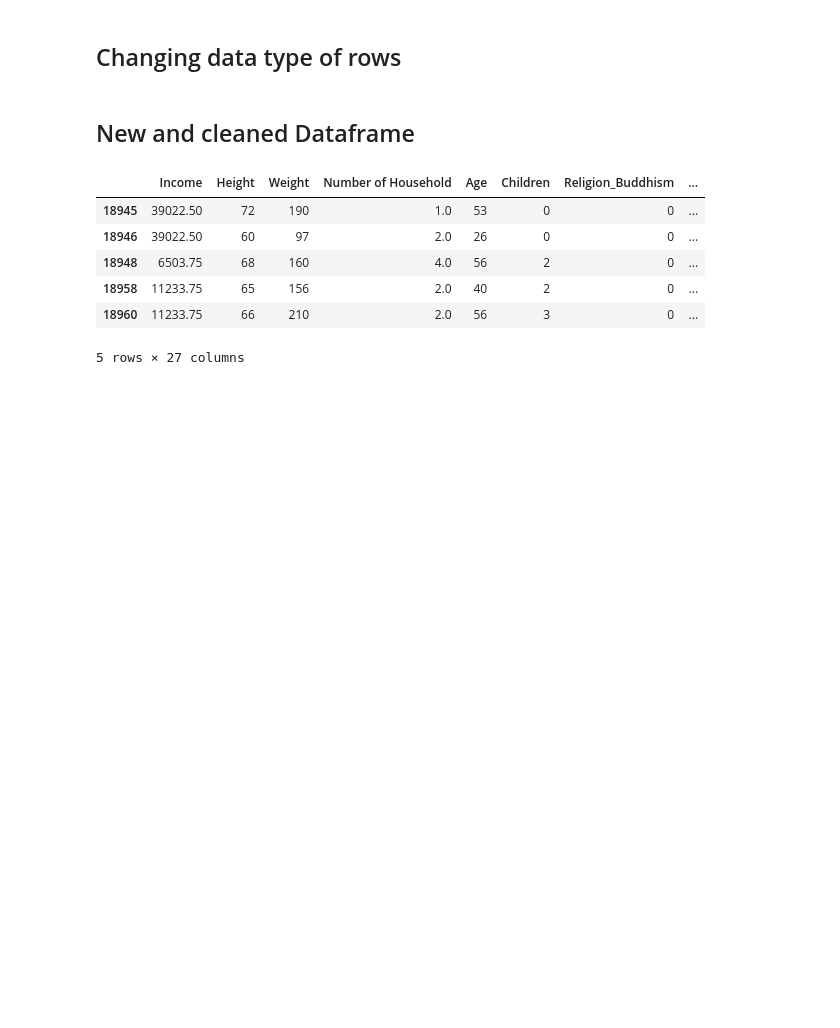
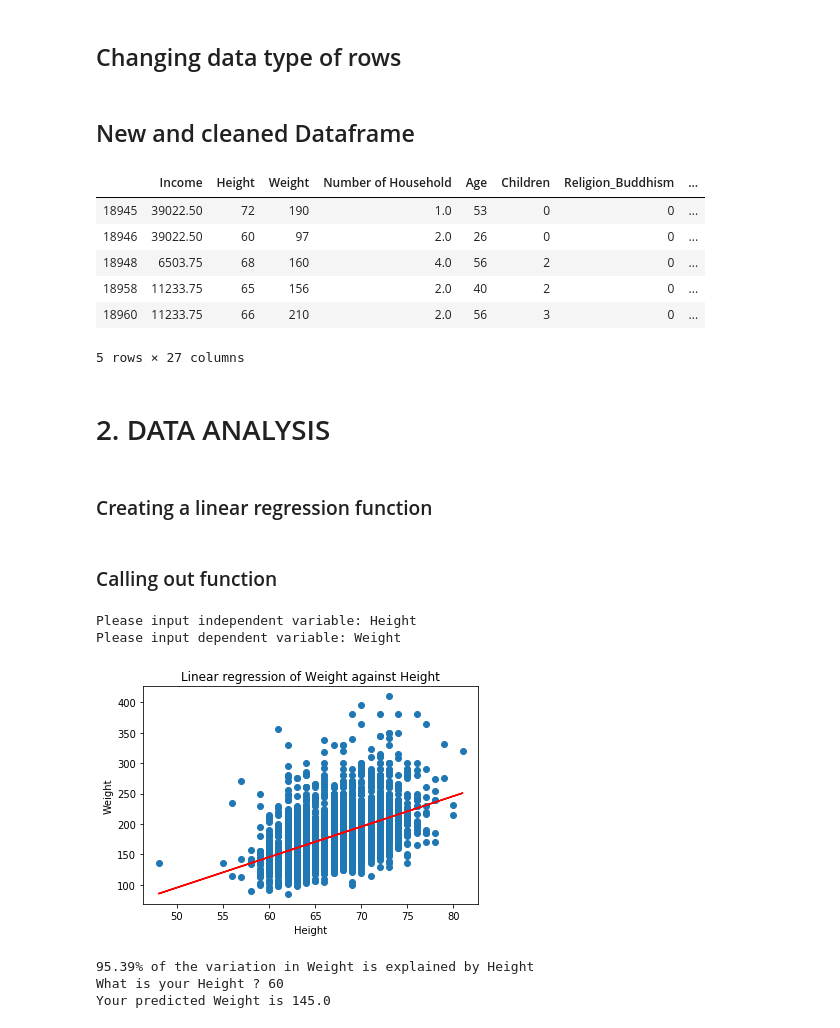
Before and after one commit to yyemane32/INST326-Project-Data-Analysis, a Jupyter notebook: DataCleaning.ipynb, the cells around one changed output. Drawn from its saved outputs; the diff is of its cells as text; code cells hidden in the pictures; blank space fills up the shorter version.

Commit message:
Update DataCleaning.ipynb
Added Functions

```diff
--- a/DataCleaning.ipynb
+++ b/DataCleaning.ipynb
@@ -91,3 +92,47 @@ new_df.head()
 | 18958 | 11233.75 | 65 | 156 | 2.0 | 40 | 2 | 0 | ... |
 | 18960 | 11233.75 | 66 | 210 | 2.0 | 56 | 3 | 0 | ... |
 5 rows × 27 columns
+# %% [markdown]
+# 2. DATA ANALYSIS
+# %% [markdown]
+### Creating a linear regression function
+# %%
+def regression(independent, dependent):
+    X =new_df.loc[:, independent].values.reshape(-1, 1)  # values converts it into a numpy array
+    Y = new_df.loc[:, dependent ].values.reshape(-1, 1)  # -1 means that calculate the dimension of rows, but have 1 column
+    linear_regressor = LinearRegression()  # create object for the class
+    linear_regressor.fit(X, Y)  # perform linear regression
+    Y_pred = linear_regressor.predict(X)  # make predictions
+
+
+    model = sm.OLS(Y, X).fit()
+    predictions = model.predict(X)
+
+
+    plt.scatter(X, Y)
+    plt.title("Linear regression of " + dependent + ' against ' + independent)
+    plt.xlabel(independent)
+    plt.ylabel(dependent)
+    plt.plot(X, Y_pred, color='red')
+    plt.show()
+
+    r = model.rsquared * 100
+    rounded = r.round(2)
+    print(str(rounded) + "% of the variation in " + dependent + " is explained by " + independent)
+
+    X_prediction = float(input ("What is your " + independent + " ? "))
+    equation = (int(linear_regressor.coef_ [0][0])* X_prediction) + int(linear_regressor.intercept_[0])
+    print("Your predicted" ,dependent ,"is", equation)
+# %% [markdown]
+### Calling out function
+# %%
+independent_input = input('Please input independent variable: ')
+dependent_input = input('Please input dependent variable: ')
+regression(independent_input, dependent_input)
+# %% [output]
+Please input independent variable: Height
+Please input dependent variable: Weight
+[figure, added]
+95.39% of the variation in Weight is explained by Height
+What is your Height ? 60
+Your predicted Weight is 145.0
```
Also changed, not shown: parts of 6 cells of this notebook.
